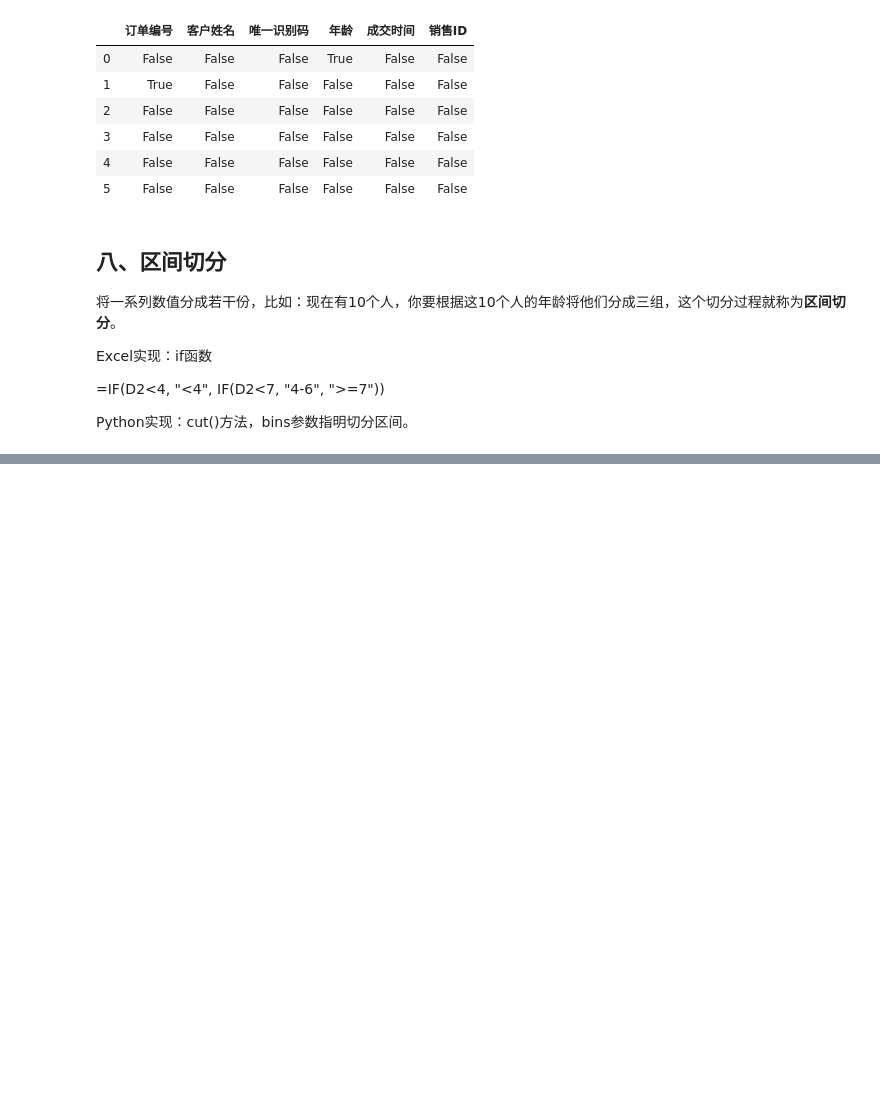
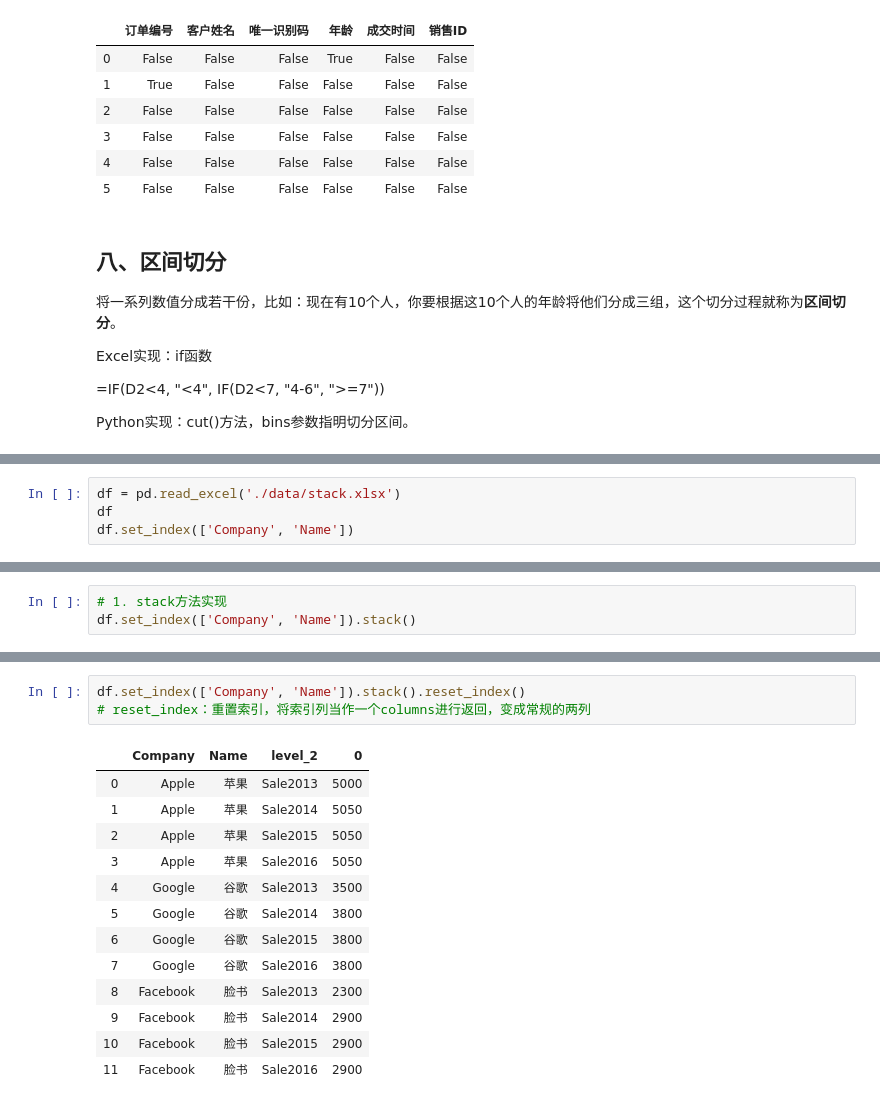
Before and after one commit to silianpan/Excel_to_Python, a Jupyter notebook: chapter04.ipynb, the cells around one changed output, grey strips where cells are left out. Cells and saved outputs as stored; diff of their text form; blank space fills up the shorter version.

```diff
--- a/chapter04.ipynb
+++ b/chapter04.ipynb
@@ -415,0 +546,4 @@ Python实现：cut()方法，bins参数指明切分区间。
+# %%
+df = pd.read_excel('./data/stack.xlsx')
+df
+df.set_index(['Company', 'Name'])
@@ -415,0 +560,3 @@ Python实现：cut()方法，bins参数指明切分区间。
+# %%
+# 1. stack方法实现
+df.set_index(['Company', 'Name']).stack()
@@ -415,0 +578,17 @@ Python实现：cut()方法，bins参数指明切分区间。
+# %%
+df.set_index(['Company', 'Name']).stack().reset_index()
+# reset_index：重置索引，将索引列当作一个columns进行返回，变成常规的两列
+# %% [output]
+|  | Company | Name | level_2 | 0 |
+| 0 | Apple | 苹果 | Sale2013 | 5000 |
+| 1 | Apple | 苹果 | Sale2014 | 5050 |
+| 2 | Apple | 苹果 | Sale2015 | 5050 |
+| 3 | Apple | 苹果 | Sale2016 | 5050 |
+| 4 | Google | 谷歌 | Sale2013 | 3500 |
+| 5 | Google | 谷歌 | Sale2014 | 3800 |
+| 6 | Google | 谷歌 | Sale2015 | 3800 |
+| 7 | Google | 谷歌 | Sale2016 | 3800 |
+| 8 | Facebook | 脸书 | Sale2013 | 2300 |
+| 9 | Facebook | 脸书 | Sale2014 | 2900 |
+| 10 | Facebook | 脸书 | Sale2015 | 2900 |
+| 11 | Facebook | 脸书 | Sale2016 | 2900 |
```
Also changed, not shown: parts of 17 cells of this notebook, 5 other files.
